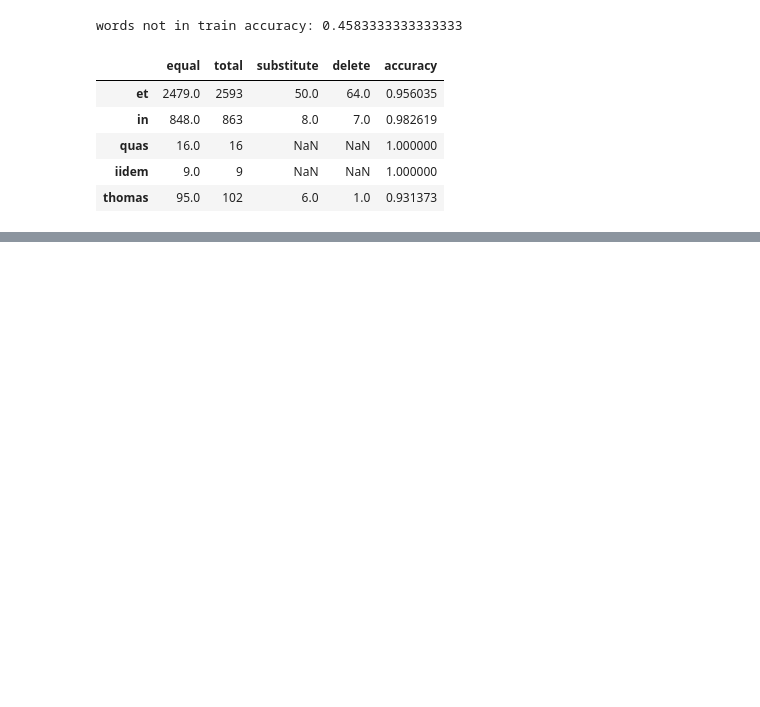
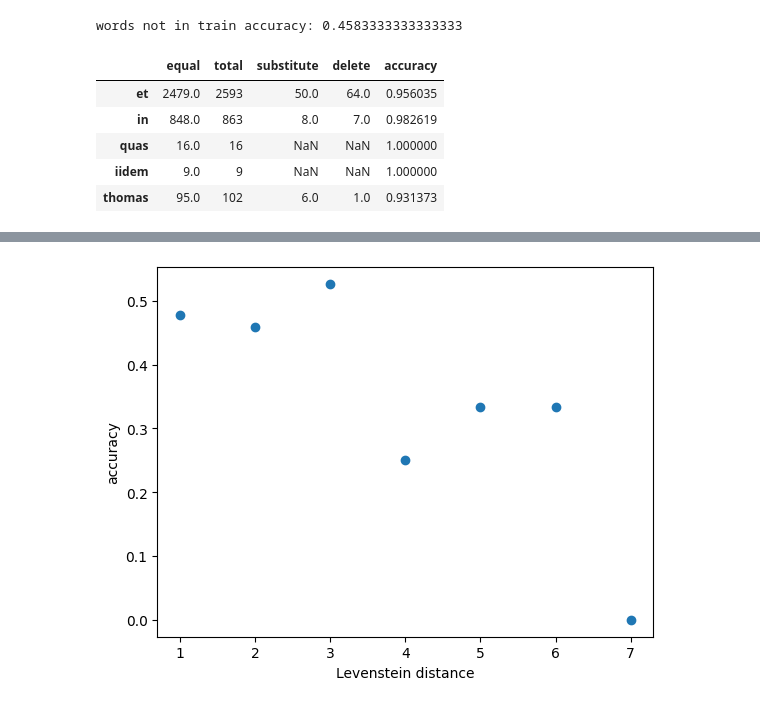
Before and after one commit to comp-int-hum/latin-transcription, a Jupyter notebook: scripts/error_evaluation.ipynb, the cells around one changed output, grey strips where cells are left out. Drawn from its saved outputs; the diff is of its cells as text; code cells hidden in the pictures; blank space fills up the shorter version.

```diff
--- a/scripts/error_evaluation.ipynb
+++ b/scripts/error_evaluation.ipynb
@@ -138,0 +130,13 @@ val_not_in_train_df.head()
+# %%
+distance_mapping = {}
+for word in val_not_in_train:
+    # find the closest word in train
+    distances = {train_word: Levenshtein.distance(word, train_word) for train_word in train_words}
+    closest_word = min(distances, key=distances.get)
+    closest_distance = distances[closest_word]
+    if closest_distance not in distance_mapping:
+        distance_mapping[closest_distance] = {"total": 0, "correct": 0}
+    distance_mapping[closest_distance]["total"] += val_not_in_train_df.loc[word]["total"].item()
+    equal = val_not_in_train_df.loc[word]["equal"].item()
+    if not math.isnan(equal):
+        distance_mapping[closest_distance]["correct"] += equal
@@ -138,0 +153,10 @@ val_not_in_train_df.head()
+# %%
+word_distances = list(distance_mapping.keys())
+word_accuracies = [distance_mapping[distance]["correct"] / distance_mapping[distance]["total"] for distance in word_distances]
+# plot levenstein distance on x axis and the accuracy on y axis
+plt.scatter(word_distances, word_accuracies)
+plt.xlabel("Levenstein distance")
+plt.ylabel("accuracy")
+plt.show()
+# %% [output]
+[figure, added]
```
Also changed, not shown: parts of 6 cells of this notebook.
